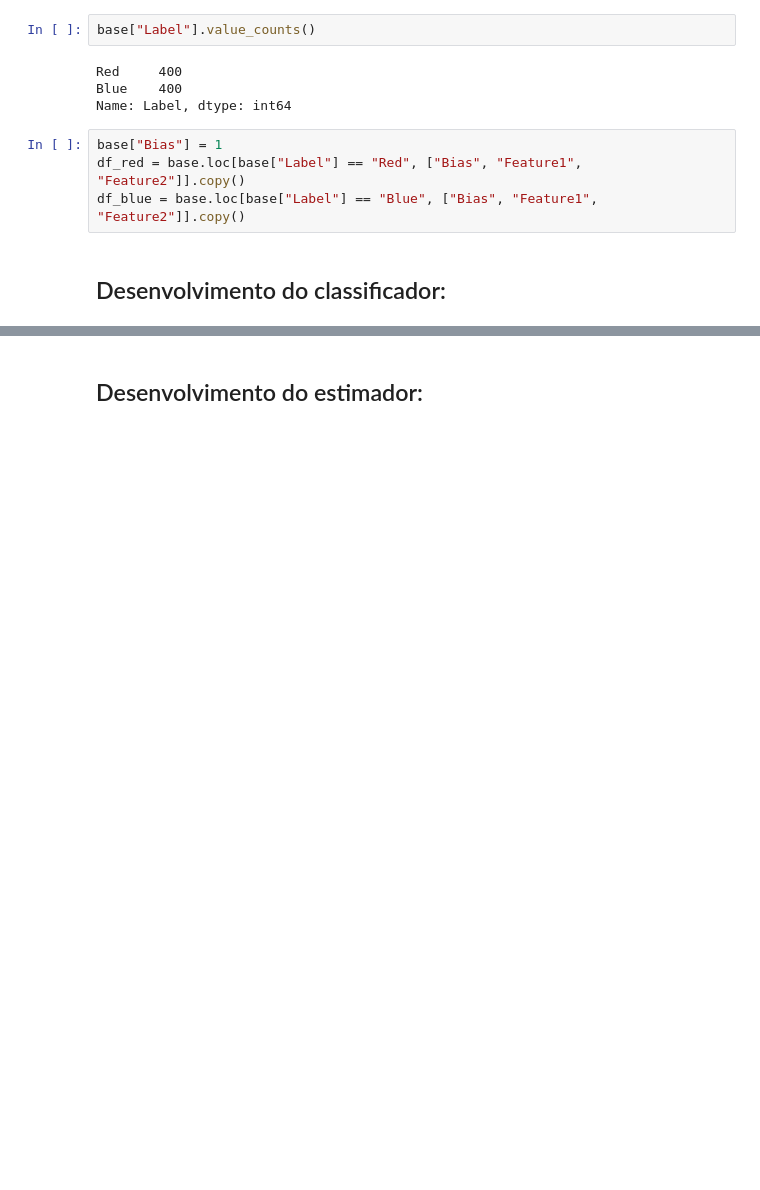
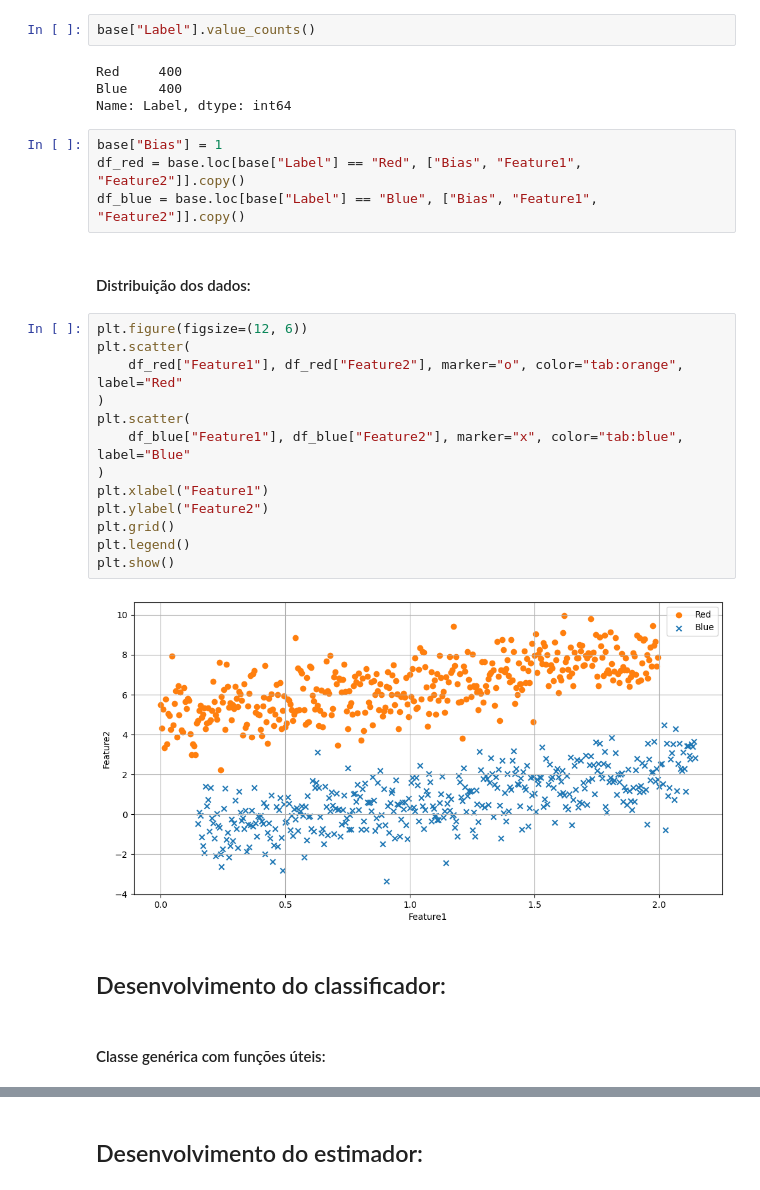
Before and after one commit to c-sant/ai-ec9, a Jupyter notebook: Carlos_Santos_N1_B1_S1_2024.ipynb, the cells around one changed output, grey strips where cells are left out. Drawn from its saved outputs; the diff is of its cells as text; blank space fills up the shorter version.

```diff
--- a/Carlos_Santos_N1_B1_S1_2024.ipynb
+++ b/Carlos_Santos_N1_B1_S1_2024.ipynb
@@ -56,5 +60,24 @@ Name: Label, dtype: int64
 base["Bias"] = 1
 df_red = base.loc[base["Label"] == "Red", ["Bias", "Feature1", "Feature2"]].copy()
 df_blue = base.loc[base["Label"] == "Blue", ["Bias", "Feature1", "Feature2"]].copy()
+# %% [markdown]
+#### Distribuição dos dados:
+# %%
+plt.figure(figsize=(12, 6))
+plt.scatter(
+    df_red["Feature1"], df_red["Feature2"], marker="o", color="tab:orange", label="Red"
+)
+plt.scatter(
+    df_blue["Feature1"], df_blue["Feature2"], marker="x", color="tab:blue", label="Blue"
+)
+plt.xlabel("Feature1")
+plt.ylabel("Feature2")
+plt.grid()
+plt.legend()
+plt.show()
+# %% [output]
+[figure, added]
 # %% [markdown]
 ## Desenvolvimento do classificador:
+# %% [markdown]
+#### Classe genérica com funções úteis:
```
Also changed, not shown: parts of 14 cells of this notebook.
